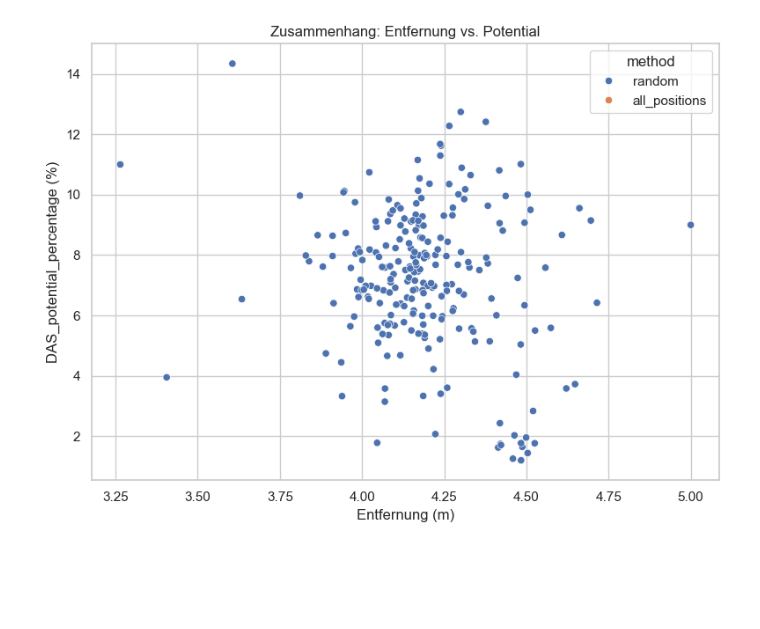
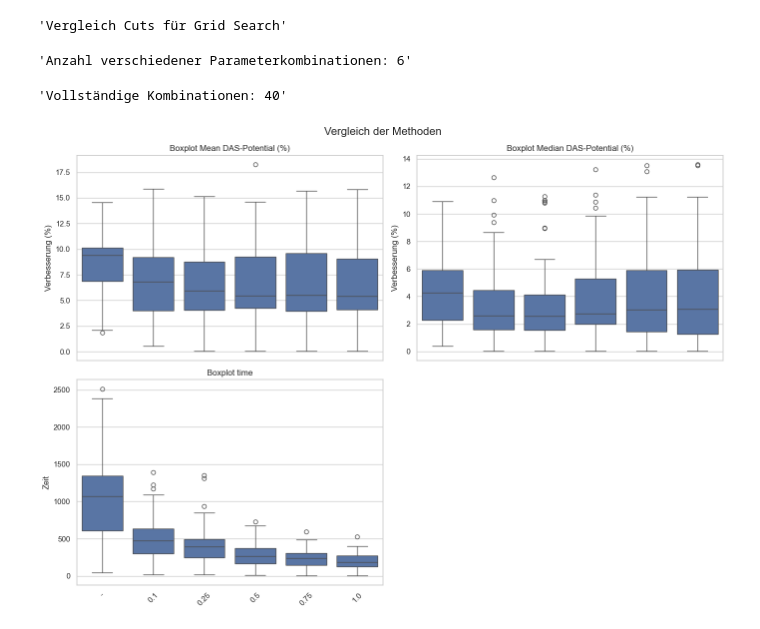
Before and after one commit to maxhartmann1/def-accessible-space, a Jupyter notebook: notebooks/analyse.ipynb, the cells around one changed output. Cells and saved outputs as stored; diff of their text form; code cells hidden in the pictures; blank space fills up the shorter version.

```diff
--- a/notebooks/analyse.ipynb
+++ b/notebooks/analyse.ipynb
@@ -311,0 +535,23 @@ Anzahl verschiedener Parameterkombinationen: 4
+# %%
+# Verbesserung von Chati an Darstellung -> Abbildung 1
+
+sns.set_style("whitegrid")
+cut_order = ["kein Cut", "0.25", "0.5", "0.75", "1.0"]
+method_order = ["AP-1", "AP-1.5", "GS", "R-20", "R-50"]
+
+g = sns.catplot(
+    data=df_methods,
+    x="cut",
+    y="MEAN_DAS_potential_percentage",
+    col="method_variant",
+    kind="box",
+    order=cut_order,
+    col_order=method_order,
+    sharey=True,
+    height=3.2,
+    aspect=1.1
+)
+g.set_axis_labels("Cut", "Verbesserung (%)")
+g.set_titles("{col_name}")
+g.fig.suptitle("Verbesserung des DAS-Potentials (%) nach Methode und Cut", y=1.04)
+plt.tight_layout()
@@ -312,4 +680,24 @@ Anzahl verschiedener Parameterkombinationen: 4
 # %%
-scatter_dist_pot(grouped_df)
+# Vergleich Methoden/Parameter GRID SEARCH => (-, 0.25, 0.5, 1.0) => Aussagekraft relativ gering, da hoher Cut niedrige Werte filtert und Durchschnitt erhöht
+df_grid = grouped_df_125[grouped_df_125["method"].str.contains("grid_search")]
+df_all = grouped_df_125[grouped_df_125["method"].str.contains("all_positions")]
+
+n_total_params_grid = df_grid["tuning"].nunique()
+display("Vergleich Cuts für Grid Search")
+display(f"Anzahl verschiedener Parameterkombinationen: {n_total_params_grid}")
+param_counts_grid = (
+    df_grid.groupby(["game_id", "player_id"])["tuning"]
+    .nunique()
+    .reset_index(name="param_count")
+)
+complete_combinations_grid = param_counts_grid[param_counts_grid["param_count"] == n_total_params_grid]
+display(f"Vollständige Kombinationen: {len(complete_combinations_grid)}")
+
+fair_grouped_df_grid = df_grid.merge(complete_combinations_grid, on=["game_id", "player_id"])
+# display(fair_grouped_df_grid)
+compare_methods(fair_grouped_df_grid, x_axis="cut")
 # %% [output]
+'Vergleich Cuts für Grid Search'
+'Anzahl verschiedener Parameterkombinationen: 6'
+'Vollständige Kombinationen: 40'
-[figure, old version]
+[figure, new version]
```
Also changed, not shown: parts of 30 cells of this notebook, 15 other files.
